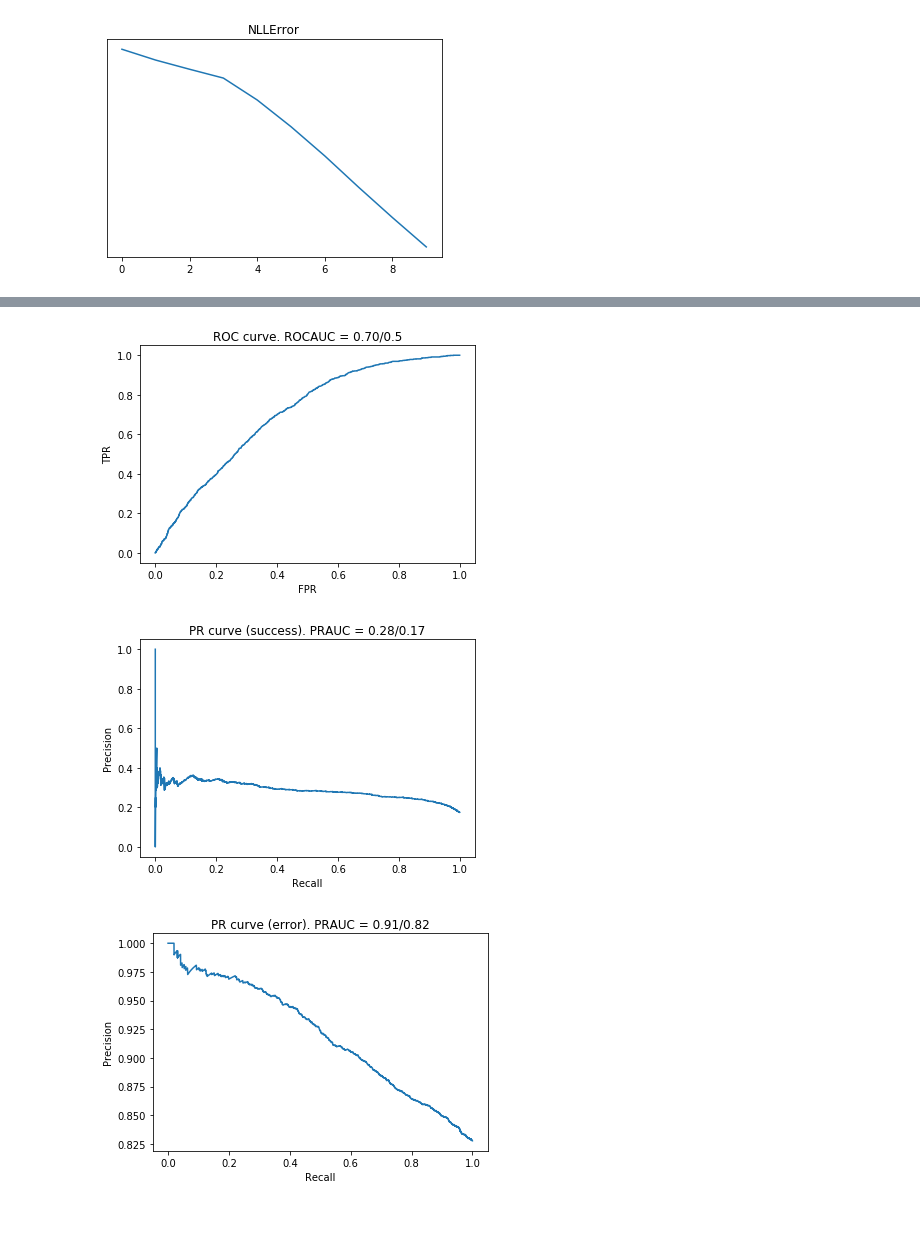
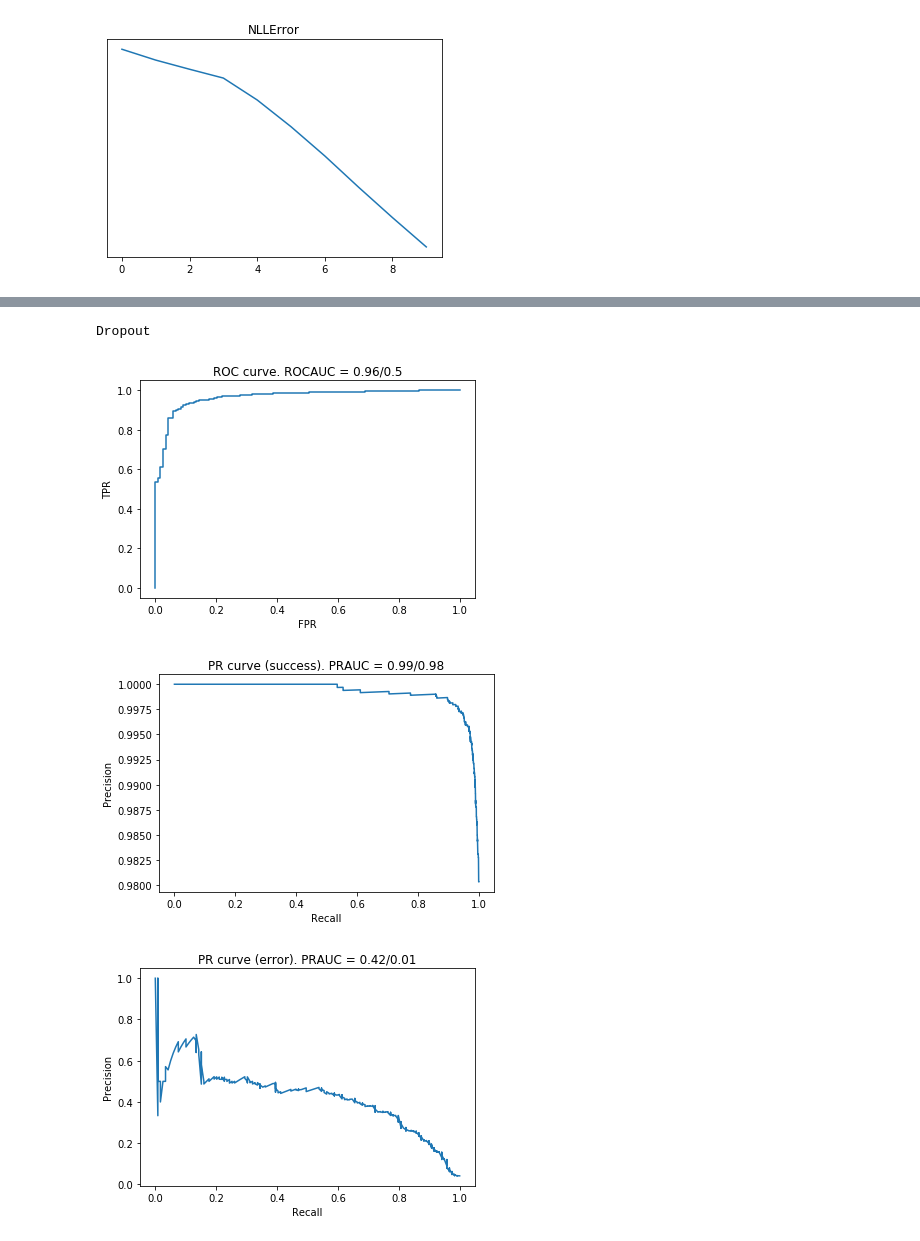
Before and after one commit to egornuzhin/DropoutUncertainty, a Jupyter notebook: DropoutUncertanty.ipynb, the cells around one changed output, grey strips where cells are left out. Saved outputs shown, nothing was run; the diff lists cells and outputs as text; code cells hidden in the pictures.

```diff
--- a/DropoutUncertanty.ipynb
+++ b/DropoutUncertanty.ipynb
@@ -374,6 +370,11 @@ plt.show()
 # %% [output]
 [figure]
 # %%
+imags_train, labels_train, imags_test, labels_test = get_test_train_minst_data()
+device = torch.device("cuda:5" if torch.cuda.is_available() else "cpu")
+
+
+
 output = convnet(imags_test.to(device))
 probs = F.softmax(output,dim = -1).cpu().data.numpy()
 pred_labels = np.argmax(probs,axis = -1)
@@ -463,21 +464,22 @@ torch.cuda.empty_cache()
 gc.collect()
 
 # device = torch.device("cuda:6" if torch.cuda.is_available() else "cpu")
-probs_mean,prob_var, crit_probs = get_dropout_probs(convnet.to(device),imags_test.to(device),10000)
-probs_mean,prob_var, crit_probs = probs_mean.cpu().data.numpy(),prob_var.cpu().data.numpy(), crit_probs.cpu().data.numpy()
+probs_mean,prob_var = get_dropout_probs(convnet.to(device),imags_test.to(device),10000)
+probs_mean,prob_var = probs_mean.cpu().data.numpy(),prob_var.cpu().data.numpy()
 pred_labels = np.argmax(probs_mean,axis = -1)
 is_right_prediction = (pred_labels == labels_test.data.numpy())
-# label_probs = prob_var[np.arange(len(probs_mean)),pred_labels]
-label_probs = criterion(probs_mean,prob_var)
+label_probs = probs_mean[np.arange(len(probs_mean)),pred_labels]
+# label_probs = criterion(probs_mean,prob_var)
 # %%
-label_probs = probs_mean[np.arange(len(probs_mean)),pred_labels]
+# label_probs = probs_mean[np.arange(len(probs_mean)),pred_labels]
 
-
-check_metrics(crit_probs,is_right_prediction)
+print("Dropout")
+check_metrics(label_probs,is_right_prediction)
 # %% [output]
+Dropout
-[figure, old version]
+[figure, new version]
-[figure, old version]
+[figure, new version]
-[figure, old version]
+[figure, new version]
 # %%
 def get_mean_var_classification(network,test_data,num_sampls = 1000):
     network.train()
```
Also changed, not shown: parts of 5 cells of this notebook.
